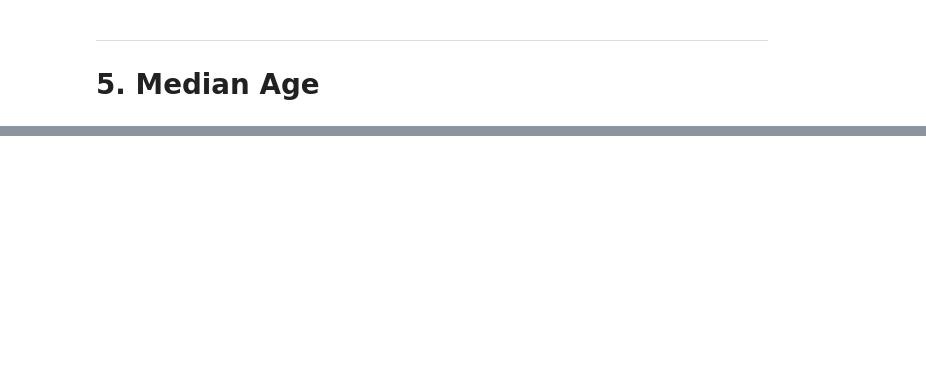
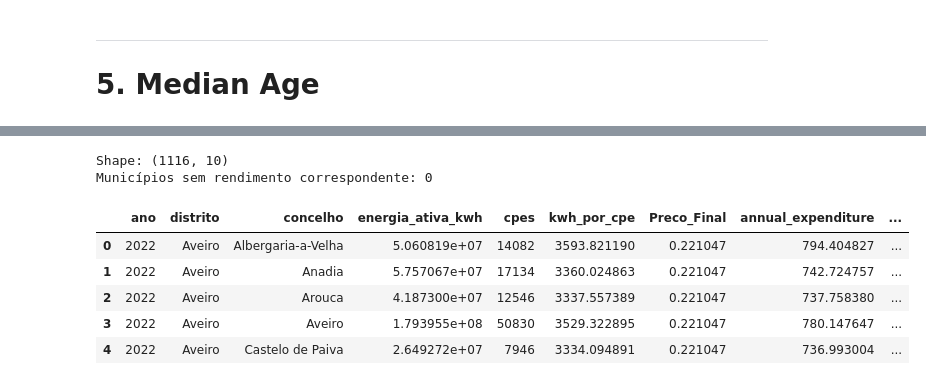
Before and after one commit to Allcaide/energy-poverty, a Jupyter notebook: Data_treatment/data_ingestion.ipynb, the cells around one changed output, grey strips where cells are left out. Cells and saved outputs as stored; diff of their text form; code cells hidden in the pictures; blank space fills up the shorter version.

```diff
--- a/Data_treatment/data_ingestion.ipynb
+++ b/Data_treatment/data_ingestion.ipynb
@@ -803,0 +944,24 @@ print(f"df_energy_expenditure         : {df_energy_expenditure.shape}  — Gasto
+# %%
+def normalize(column):
+    """Remove acentos, converte para minúsculas e elimina hífens e espaços extra."""
+    normalized_values = []
+    for x in column:
+        x = str(x).strip().lower()
+        x = unicodedata.normalize("NFKD", x)
+        x = "".join(c for c in x if not unicodedata.combining(c))
+        x = x.replace("-", " ")
+        x = " ".join(x.split())
+        normalized_values.append(x)
+    return normalized_values
+
+# Normalizar os nomes dos concelhos em energy_expenditure e os municípios no household income
+df_energy_expenditure["concelho_limpo"] = normalize(df_energy_expenditure["concelho"])
+df_household_income["municipio_limpo"]  = normalize(df_household_income["municipio"])
+
+# Verificar que todos os concelhos têm correspondência no household income
+energy_concelhos = set(df_energy_expenditure["concelho_limpo"].unique())
+income_municipios = set(df_household_income["municipio_limpo"].unique())
+sem_match = energy_concelhos - income_municipios
+print(f"Concelhos sem correspondência no income: {len(sem_match)}")
+if sem_match:
+    print(sorted(sem_match))
@@ -803,0 +983,22 @@ print(f"df_energy_expenditure         : {df_energy_expenditure.shape}  — Gasto
+# %%
+# Fazer o join entre o gasto energético e o rendimento por município e ano
+# A chave é concelho_limpo (energia) = municipio_limpo (income) e ano = year
+df_energyVSincome = df_energy_expenditure.merge(
+    df_household_income[["municipio_limpo", "year", "income"]],
+    left_on=["concelho_limpo", "ano"],
+    right_on=["municipio_limpo", "year"],
+    how="left"
+).drop(columns=["municipio_limpo", "year"])
+
+print(f"Shape: {df_energyVSincome.shape}")
+print(f"Municípios sem rendimento correspondente: {df_energyVSincome['income'].isna().sum()}")
+df_energyVSincome.head()
+# %% [output]
+Shape: (1116, 10)
+Municípios sem rendimento correspondente: 0
+|  | ano | distrito | concelho | energia_ativa_kwh | cpes | kwh_por_cpe | Preco_Final | annual_expenditure | ... |
+| 0 | 2022 | Aveiro | Albergaria-a-Velha | 5.060819e+07 | 14082 | 3593.821190 | 0.221047 | 794.404827 | ... |
+| 1 | 2022 | Aveiro | Anadia | 5.757067e+07 | 17134 | 3360.024863 | 0.221047 | 742.724757 | ... |
+| 2 | 2022 | Aveiro | Arouca | 4.187300e+07 | 12546 | 3337.557389 | 0.221047 | 737.758380 | ... |
+| 3 | 2022 | Aveiro | Aveiro | 1.793955e+08 | 50830 | 3529.322895 | 0.221047 | 780.147647 | ... |
+| 4 | 2022 | Aveiro | Castelo de Paiva | 2.649272e+07 | 7946 | 3334.094891 | 0.221047 | 736.993004 | ... |
```
Also changed, not shown: parts of 153 cells of this notebook, 46 other files.
